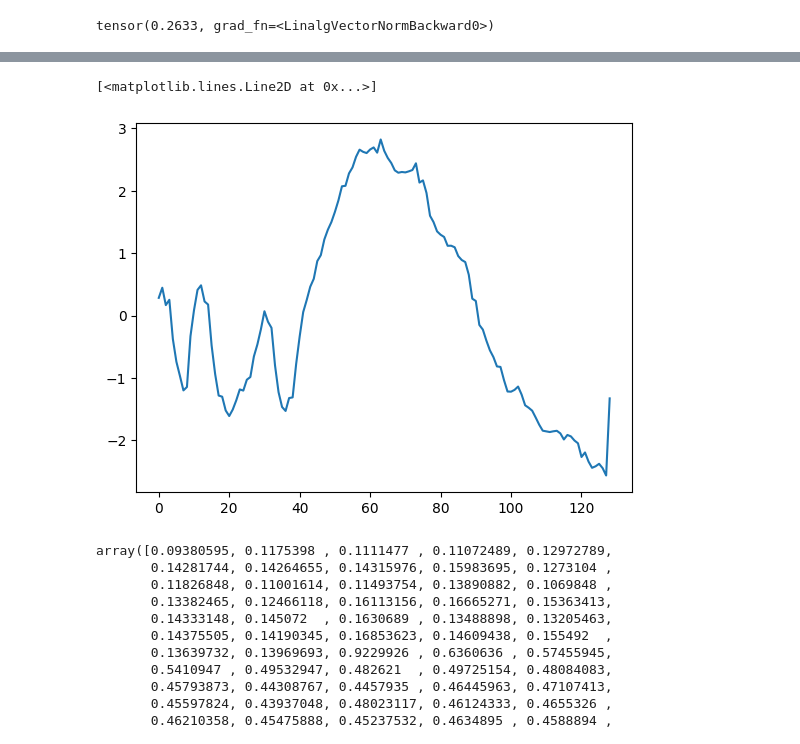
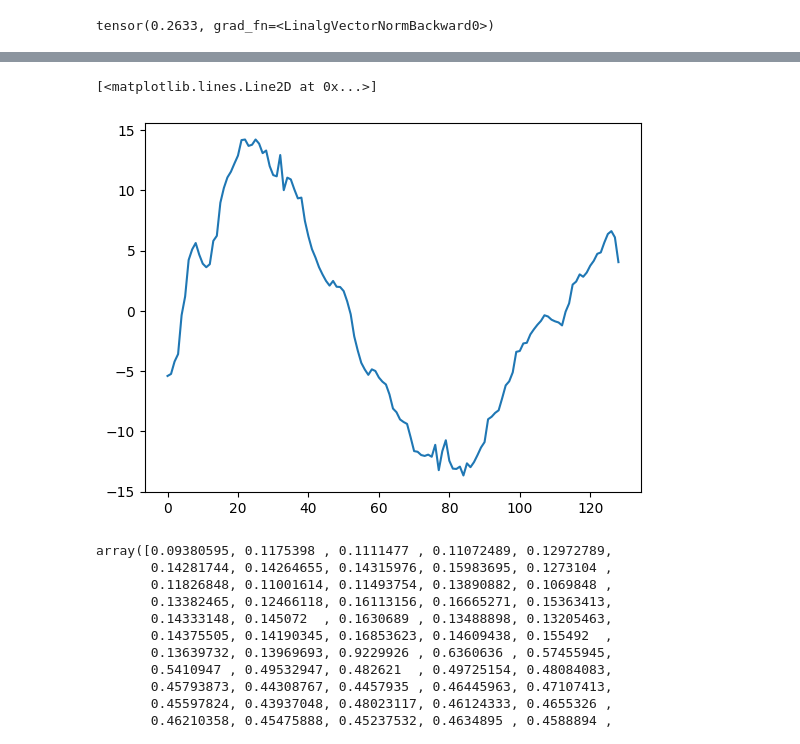
Before and after one commit to gatmiry/sort-llm, a Jupyter notebook: test-weights-tbyt.ipynb, the cells around one changed output, grey strips where cells are left out. Drawn from its saved outputs; the diff is of its cells as text; code cells hidden in the pictures.

```diff
--- a/test-weights-tbyt.ipynb
+++ b/test-weights-tbyt.ipynb
@@ -10,7 +10,7 @@ vocab_size = 128
 device = 'cpu'
 config = GPTConfig(block_size=block_size, vocab_size=vocab_size)
 model = GPT(config)
-model_state_dict = torch.load(os.path.join(os.getcwd(), f'saved_models/tbyt_1head_2_itr:{itr_num}_checkpoint.pt'), map_location=device)['model']
+model_state_dict = torch.load(os.path.join(os.getcwd(), f'saved_models/tbyt_1head_2_itr:{itr_num}_checkpoint_old.pt'), map_location=device)['model']
 #model_state_dict = torch.load('./saved_models/tbyt_b64_v2048_embd16_1head_2_itr:20000_checkpoint.pt', map_location=device)['model']
 model.load_state_dict(model_state_dict)
 model.to(device=device)
@@ -206,18 +219,23 @@ tensor(0.2633, grad_fn=<LinalgVectorNormBackward0>)
 # %%
 import torch.nn.functional as F
 #scores = (F.normalize(model.transformer.wpe.weight @  qweights.t(), p=2, dim=1) @ F.normalize(qweights @ model.transformer.wpe.weight.t(), p=2, dim=0)).detach().numpy()
-#scores = ((model.transformer.wpe.weight @  qweights.t()) / torch.norm((model.transformer.wte.weight + model.transformer.wpe.weight), dim=1).view(model.transformer.wpe.weight.size(0), 1)
-          #@ kweights @ model.transformer.wpe.weight.t() / torch.norm((model.transformer.wpe.weight + model.transformer.wte.weight), dim=1).view(1, model.transformer.wpe.weight.size(0))).detach().numpy()
+scores = ((model.transformer.wte.weight @  qweights.t()) / torch.norm((model.transformer.wte.weight + model.transformer.wpe.weight), dim=1).view(model.transformer.wpe.weight.size(0), 1)
+          @ kweights @ model.transformer.wte.weight.t() / torch.norm((model.transformer.wpe.weight + model.transformer.wte.weight), dim=1).view(1, model.transformer.wpe.weight.size(0))).detach().numpy()
 
-scores = (model.transformer.wte.weight @  qweights.t() @ kweights @ model.transformer.wte.weight.t()).detach().numpy()
+import numpy as np
+U, S, Vh = np.linalg.svd(scores)
+#plt.plot(S[:])
+
+#scores = (model.transformer.wte.weight @ model.transformer.wte.weight.t()).detach().numpy()
 import matplotlib.pyplot as plt
-#plt.matshow(scores[50:60,31:60])
+#plt.matshow(scores[127:,127:])
 #plt.colorbar()
 #plt.show()
-plt.plot(scores[60, :])
+plt.plot(scores[20, :])
+print('scores ', scores[20,:25])
 # %% [output]
 [<matplotlib.lines.Line2D at 0x...>]
-[figure, old version]
+[figure, new version]
 # %%
 torch.norm(model.transformer.wpe.weight / (torch.norm(model.transformer.wpe.weight + model.transformer.wte.weight, dim=1)).view(model.transformer.wpe.weight.size(0),1),dim=1).detach().numpy()
 # %% [output]
```
Also changed, not shown: parts of 10 cells of this notebook, 4 other files.
